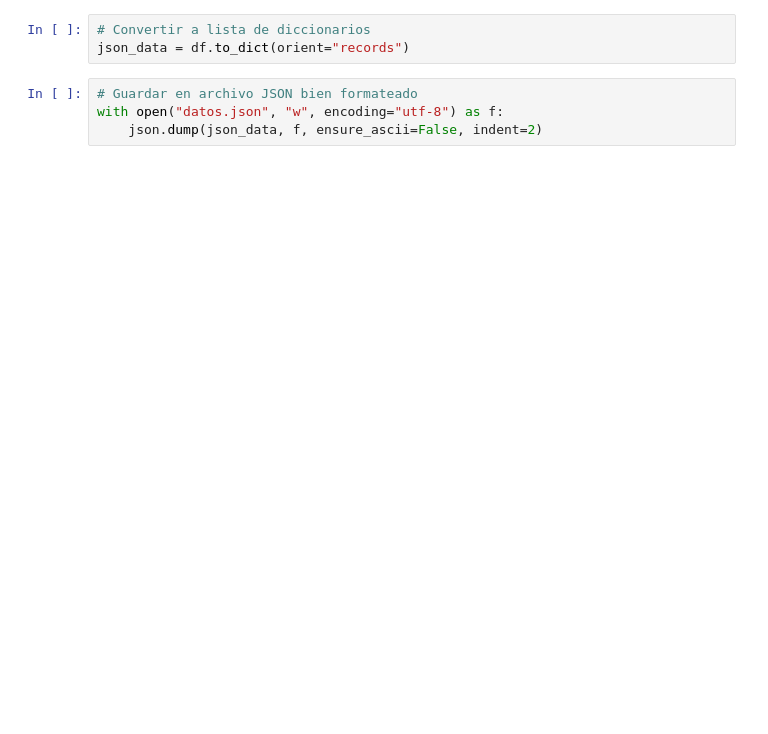
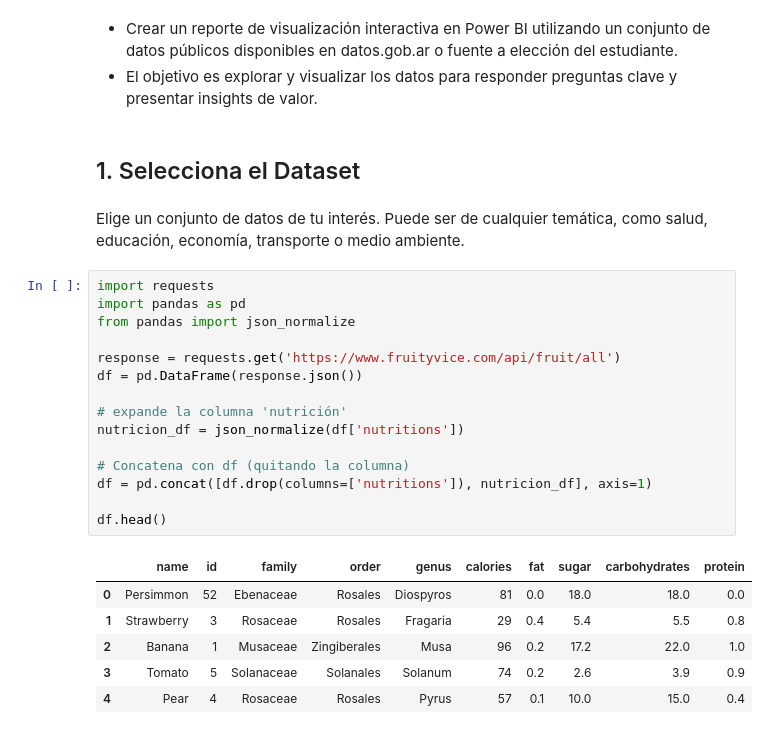
Before and after one commit to ppandomail/qa_datos, a Jupyter notebook: tps/TP1.ipynb, the cells around one changed output. Cells and saved outputs as stored; diff of their text form; blank space fills up the shorter version.

```diff
--- a/tps/TP1.ipynb
+++ b/tps/TP1.ipynb
@@ -18,7 +6,29 @@ df.head()
-# %%
-# Convertir a lista de diccionarios
-json_data = df.to_dict(orient="records")
-# %%
-# Guardar en archivo JSON bien formateado
-with open("datos.json", "w", encoding="utf-8") as f:
-    json.dump(json_data, f, ensure_ascii=False, indent=2)
+# %% [markdown]
+* Crear un reporte de visualización interactiva en Power BI utilizando un conjunto de datos públicos disponibles en datos.gob.ar o fuente a elección del estudiante.
+* El objetivo es explorar y visualizar los datos para responder preguntas clave y presentar insights de valor.
+# %% [markdown]
+## 1. Selecciona el Dataset
+# %% [markdown]
+Elige un conjunto de datos de tu interés. Puede ser de cualquier temática, como salud, educación, economía, transporte o medio ambiente.
+# %%
+import requests
+import pandas as pd
+from pandas import json_normalize
+
+response = requests.get('https://www.fruityvice.com/api/fruit/all')
+df = pd.DataFrame(response.json())
+
+# expande la columna 'nutrición'
+nutricion_df = json_normalize(df['nutritions'])
+
+# Concatena con df (quitando la columna)
+df = pd.concat([df.drop(columns=['nutritions']), nutricion_df], axis=1)
+
+df.head()
+# %% [output]
+|  | name | id | family | order | genus | calories | fat | sugar | carbohydrates | protein |
+| 0 | Persimmon | 52 | Ebenaceae | Rosales | Diospyros | 81 | 0.0 | 18.0 | 18.0 | 0.0 |
+| 1 | Strawberry | 3 | Rosaceae | Rosales | Fragaria | 29 | 0.4 | 5.4 | 5.5 | 0.8 |
+| 2 | Banana | 1 | Musaceae | Zingiberales | Musa | 96 | 0.2 | 17.2 | 22.0 | 1.0 |
+| 3 | Tomato | 5 | Solanaceae | Solanales | Solanum | 74 | 0.2 | 2.6 | 3.9 | 0.9 |
+| 4 | Pear | 4 | Rosaceae | Rosales | Pyrus | 57 | 0.1 | 10.0 | 15.0 | 0.4 |
```
Also changed, not shown: parts of 26 cells of this notebook, 3 other files.
